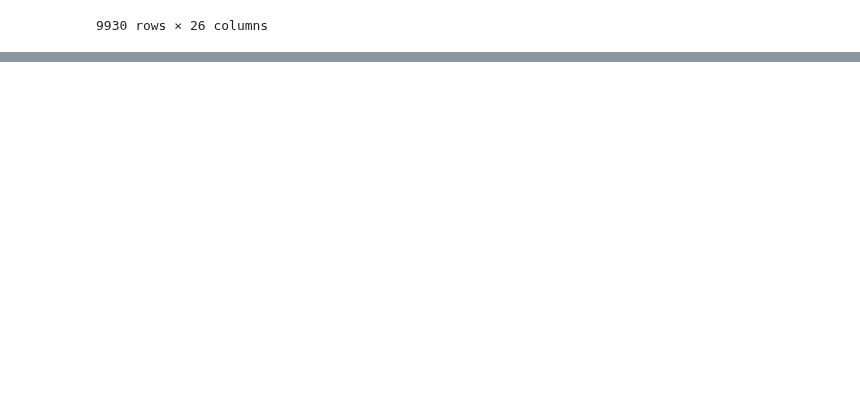
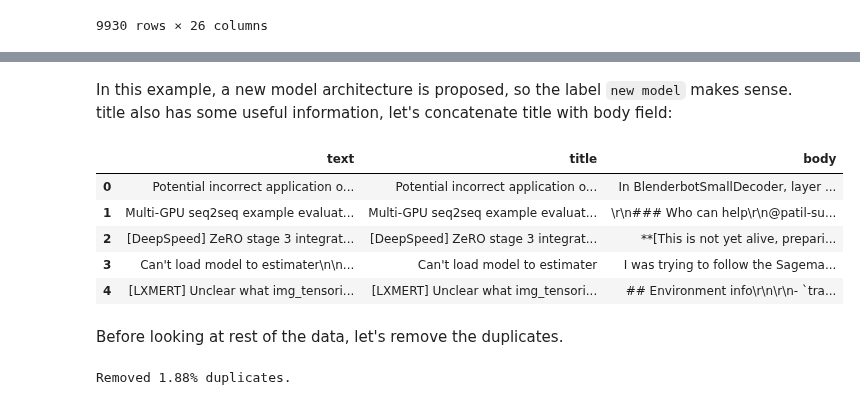
Before and after one commit to JpChii/nlp-with-hugging-face, a Jupyter notebook: notebooks/9-dealing-with-few-to-no-labels.ipynb, the cells around one changed output, grey strips where cells are left out. Cells and saved outputs as stored; diff of their text form; code cells hidden in the pictures; blank space fills up the shorter version.

```diff
--- a/notebooks/9-dealing-with-few-to-no-labels.ipynb
+++ b/notebooks/9-dealing-with-few-to-no-labels.ipynb
@@ -106,0 +235,19 @@ df_issues
+# %%
+
+label_map = {
+    "Core: Tokenization": "tokenization",
+    "New model": "new model",
+    "Core: Modeling": "model training",
+    "Usage": "usage",
+    "Core: Pipeline": "pipeline",
+    "TensorFlow": "tensorflow or tf",
+    "PyTorch": "pytorch",
+    "Examples": "examples",
+    "Documentation": "documentation"
+}
+
+def filter_labels(x):
+    return [label_map[label] for label in x if label in label_map]
+
+df_issues["labels"] = df_issues["labels"].apply(filter_labels)
+all_labels = list(label_map.values())
@@ -106,0 +264,3 @@ df_issues
+# %%
+df_issues["split"] = "unlabeled"
+df_issues.head()
@@ -106,0 +290,4 @@ df_issues
+# %%
+mask = df_issues["labels"].apply(lambda x: len(x)) > 0
+df_issues.loc[mask, "split"] = "labeled"
+df_issues["split"].value_counts().to_frame()
@@ -106,0 +315,23 @@ df_issues
+# %% [markdown]
+In this example, a new model architecture is proposed, so the label `new model` makes sense. title also has some useful information, let's concatenate title with body field:
+# %%
+df_issues["text"] = df_issues.apply(
+    lambda x: x["title"] + "\n\n" + x["body"], axis=1
+)
+# %%
+df_issues[["text", "title", "body"]].head()
+# %% [output]
+|  | text | title | body |
+| 0 | Potential incorrect application o... | Potential incorrect application o... | In BlenderbotSmallDecoder, layer ... |
+| 1 | Multi-GPU seq2seq example evaluat... | Multi-GPU seq2seq example evaluat... | \r\n### Who can help\r\n@patil-su... |
+| 2 | [DeepSpeed] ZeRO stage 3 integrat... | [DeepSpeed] ZeRO stage 3 integrat... | **[This is not yet alive, prepari... |
+| 3 | Can't load model to estimater\n\n... | Can't load model to estimater | I was trying to follow the Sagema... |
+| 4 | [LXMERT] Unclear what img_tensori... | [LXMERT] Unclear what img_tensori... | ## Environment info\r\n\r\n- `tra... |
+# %% [markdown]
+Before looking at rest of the data, let's remove the duplicates.
+# %%
+len_before = len(df_issues)
+df_issues = df_issues.drop_duplicates(subset="text")
+print(f"Removed {(len_before - len(df_issues))/len_before:.2%} duplicates.")
+# %% [output]
+Removed 1.88% duplicates.
```
Also changed, not shown: parts of 23 cells of this notebook.
